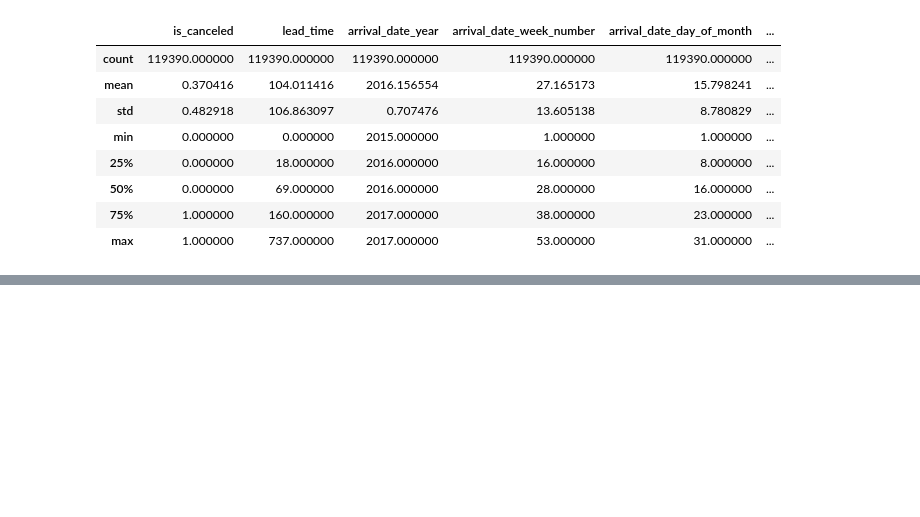
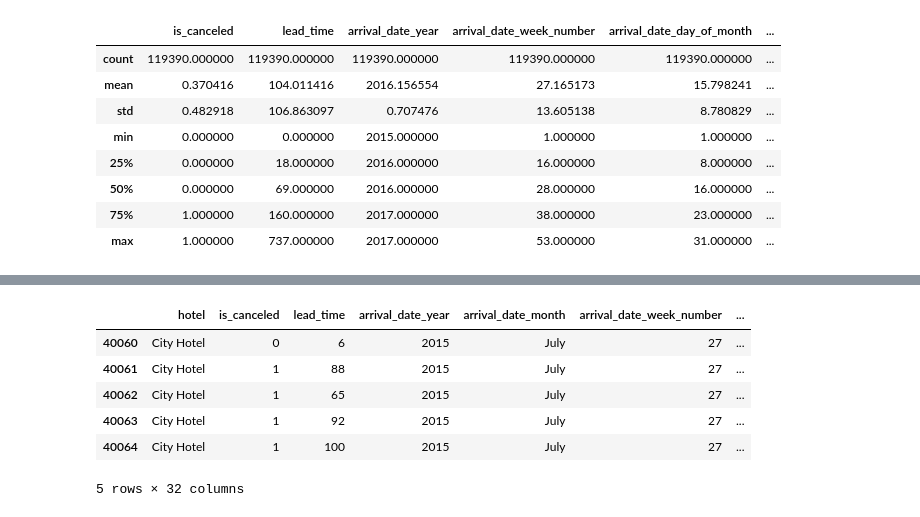
Before and after one commit to mahakkansal/Hotel_Booking_Analysis, a Jupyter notebook: Hotel_Booking_Analysis_Capstone_Project.ipynb, the cells around one changed output, grey strips where cells are left out. Cells and saved outputs as stored; diff of their text form; code cells hidden in the pictures; blank space fills up the shorter version.

```diff
--- a/Hotel_Booking_Analysis_Capstone_Project.ipynb
+++ b/Hotel_Booking_Analysis_Capstone_Project.ipynb
@@ -113,0 +446,4 @@ hotel_booking_df.describe()
+# %%
+#Separating the data on the basis of hotels
+resort_data = hotel_booking_df[hotel_booking_df['hotel'] == 'Resort Hotel']
+city_data = hotel_booking_df[hotel_booking_df['hotel'] == 'City Hotel']
@@ -113,0 +460,10 @@ hotel_booking_df.describe()
+# %%
+city_data.head()
+# %% [output]
+|  | hotel | is_canceled | lead_time | arrival_date_year | arrival_date_month | arrival_date_week_number | ... |
+| 40060 | City Hotel | 0 | 6 | 2015 | July | 27 | ... |
+| 40061 | City Hotel | 1 | 88 | 2015 | July | 27 | ... |
+| 40062 | City Hotel | 1 | 65 | 2015 | July | 27 | ... |
+| 40063 | City Hotel | 1 | 92 | 2015 | July | 27 | ... |
+| 40064 | City Hotel | 1 | 100 | 2015 | July | 27 | ... |
+5 rows × 32 columns
```
Also changed, not shown: parts of 45 cells of this notebook.
